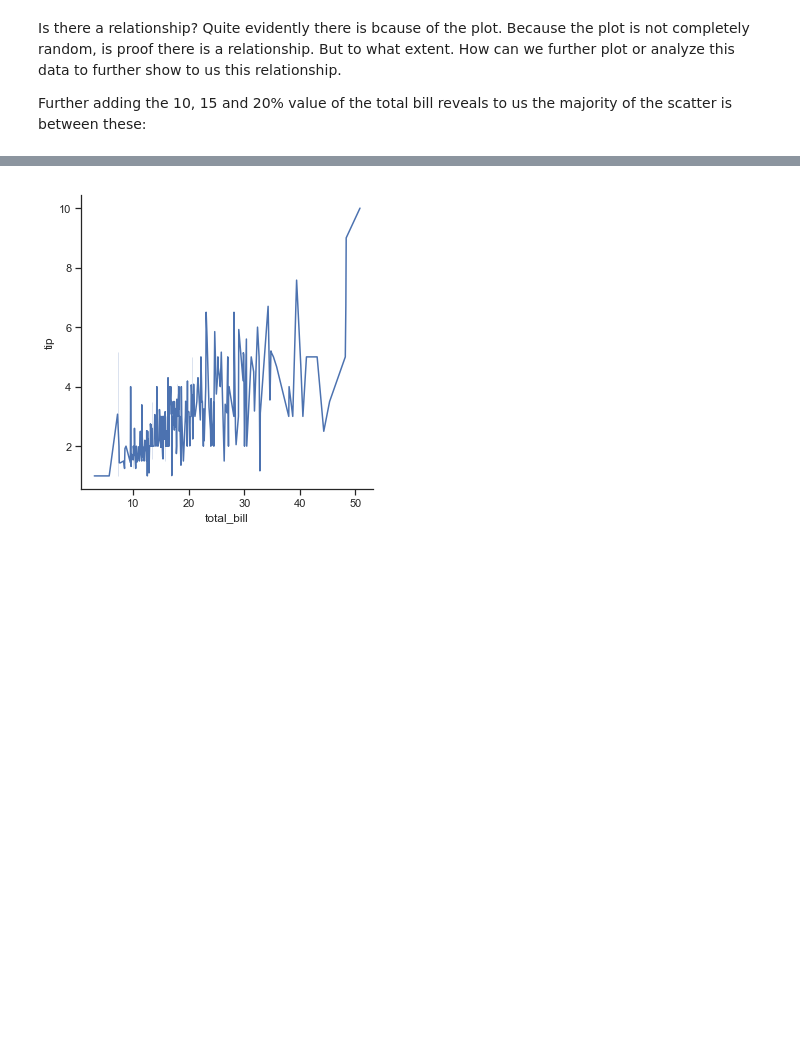
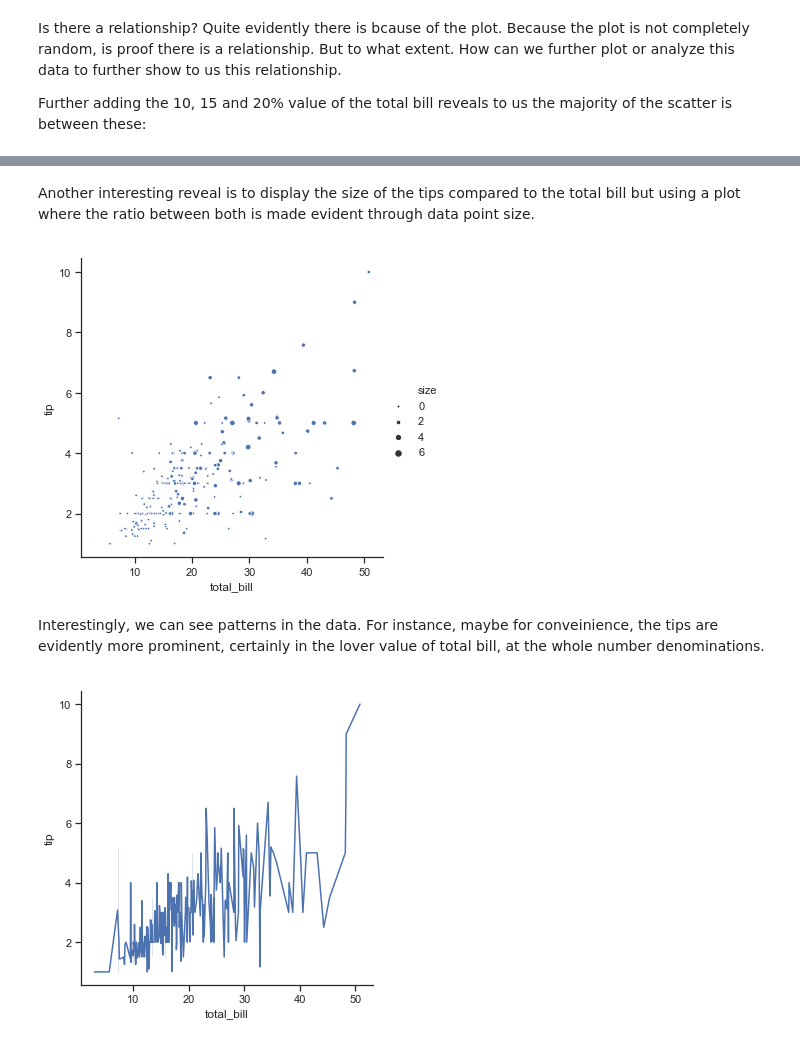
Before and after one commit to taking1fortheteam/FundamentalOfDataAnalytics_Nov29_2019, a Jupyter notebook: TipsDataset_Seaborn&Jupyter.ipynb, the cells around one changed output, grey strips where cells are left out. Cells and saved outputs as stored; diff of their text form; code cells hidden in the pictures; blank space fills up the shorter version.

Commit message:
Further details of relationship between tip and total amount"

```diff
--- a/TipsDataset_Seaborn&Jupyter.ipynb
+++ b/TipsDataset_Seaborn&Jupyter.ipynb
@@ -64,3 +64,11 @@ plt.legend()
+# %% [markdown]
+Another interesting reveal is to display the size of the tips compared to the total bill but using a plot where the ratio between both is made evident through data point size.
+# %%
+sns.relplot(x="total_bill", y="tip", size="size", sizes=(1, 30), data=tips);
+# %% [output]
+[figure, added]
+# %% [markdown]
+Interestingly, we can see patterns in the data. For instance, maybe for conveinience, the tips are evidently more prominent, certainly in the lover value of total bill, at the whole number denominations.
 # %%
 sns.relplot(x="total_bill", y="tip", data=tips, kind='line');
 # %% [output]
```
Also changed, not shown: parts of 2 cells of this notebook.
